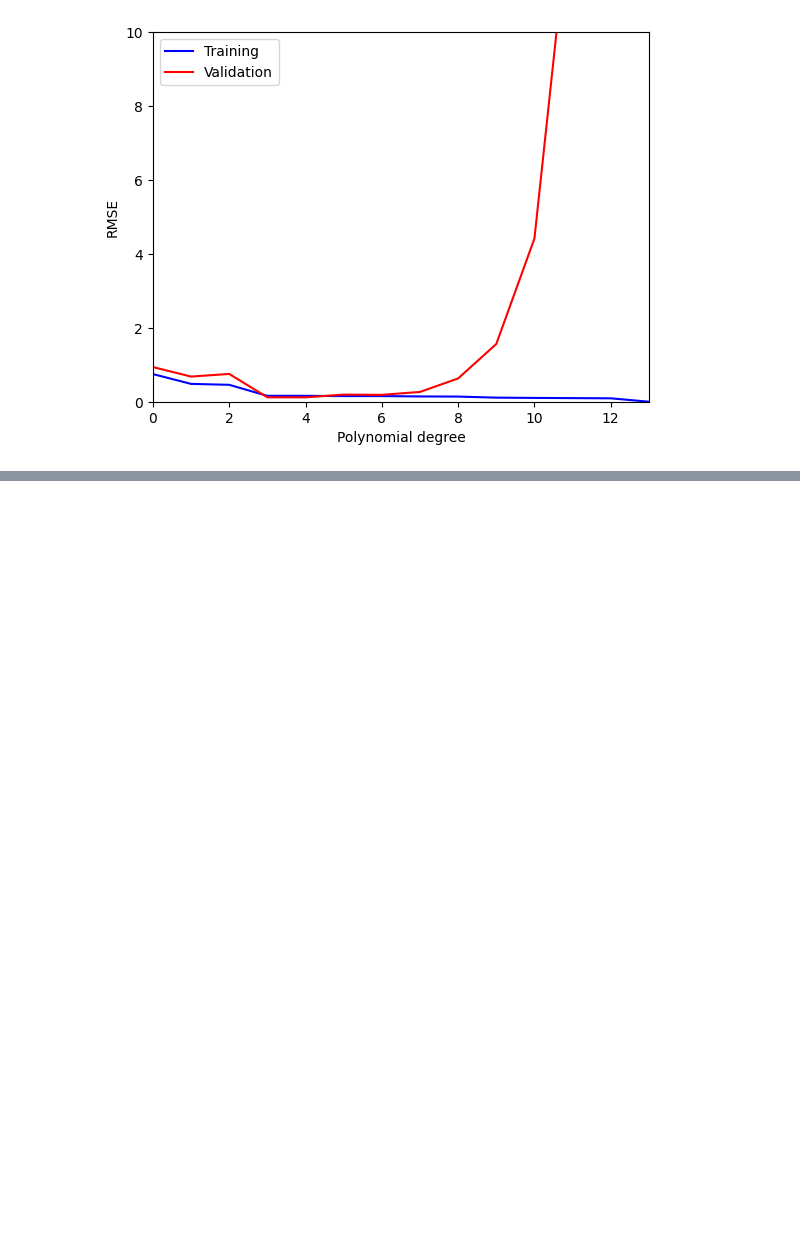
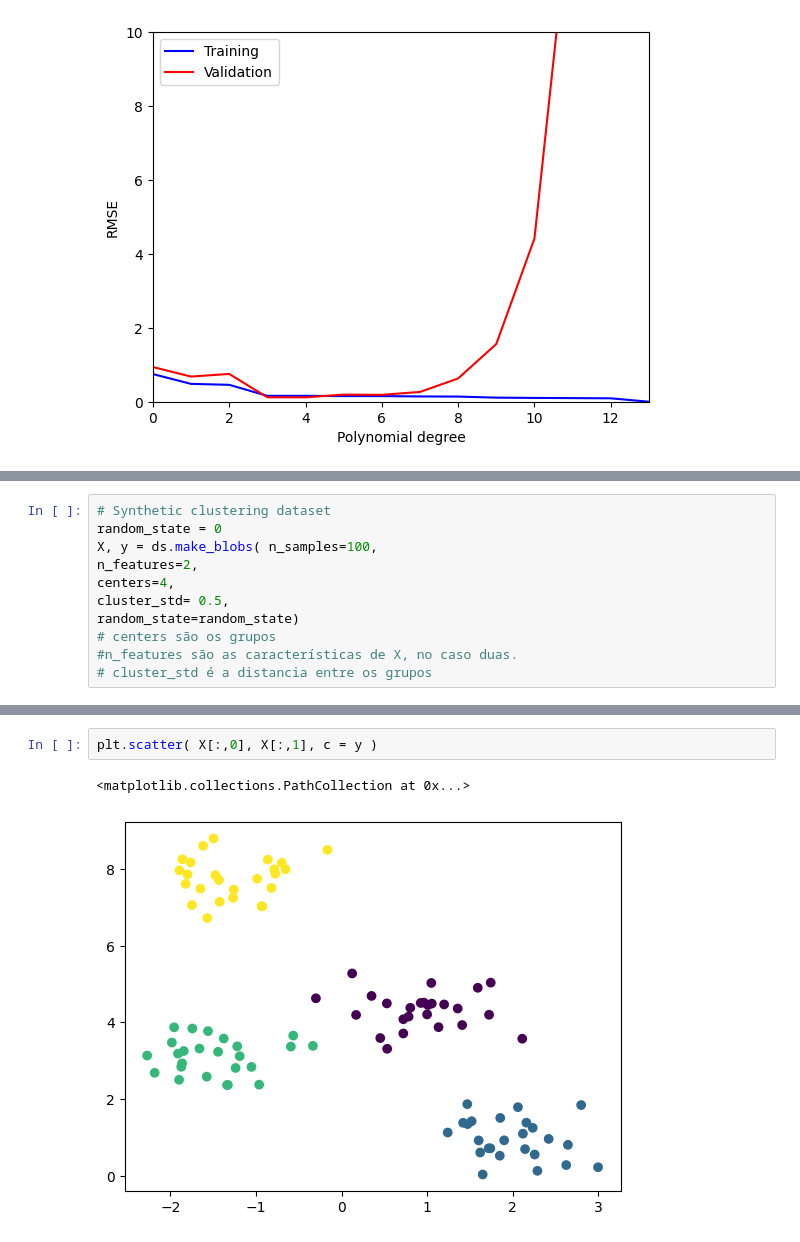
Before and after one commit to antonioorichard/respositorio_ML, a Jupyter notebook: Ciclo_4.ipynb, the cells around one changed output, grey strips where cells are left out. Saved outputs shown, nothing was run; the diff lists cells and outputs as text; blank space fills up the shorter version.

```diff
--- a/Ciclo_4.ipynb
+++ b/Ciclo_4.ipynb
@@ -295,0 +317,11 @@ for p in poly_degrees:
+# %%
+# Synthetic clustering dataset
+random_state = 0
+X, y = ds.make_blobs( n_samples=100,
+n_features=2,
+centers=4,
+cluster_std= 0.5,
+random_state=random_state)
+# centers são os grupos
+#n_features são as características de X, no caso duas.
+# cluster_std é a distancia entre os grupos
@@ -295,0 +356,5 @@ for p in poly_degrees:
+# %%
+plt.scatter( X[:,0], X[:,1], c = y )
+# %% [output]
+<matplotlib.collections.PathCollection at 0x...>
+[figure, added]
```
Also changed, not shown: parts of 20 cells of this notebook.
